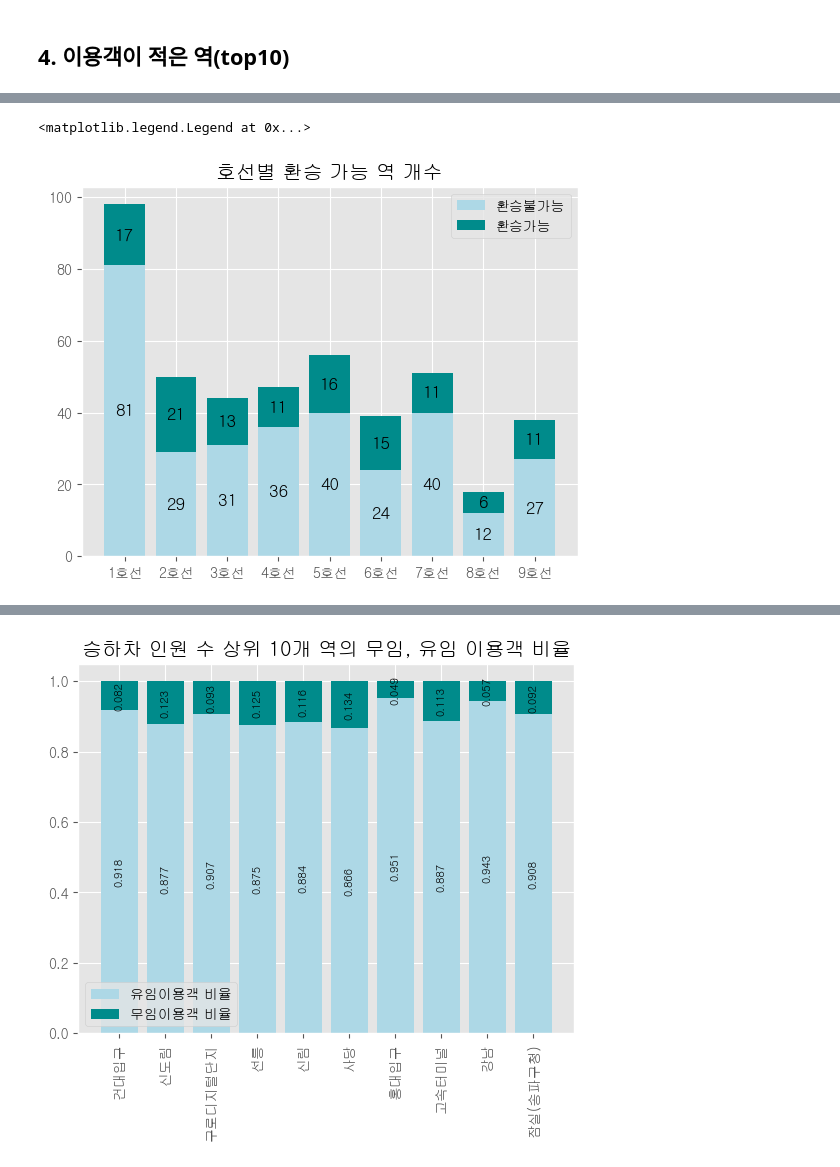
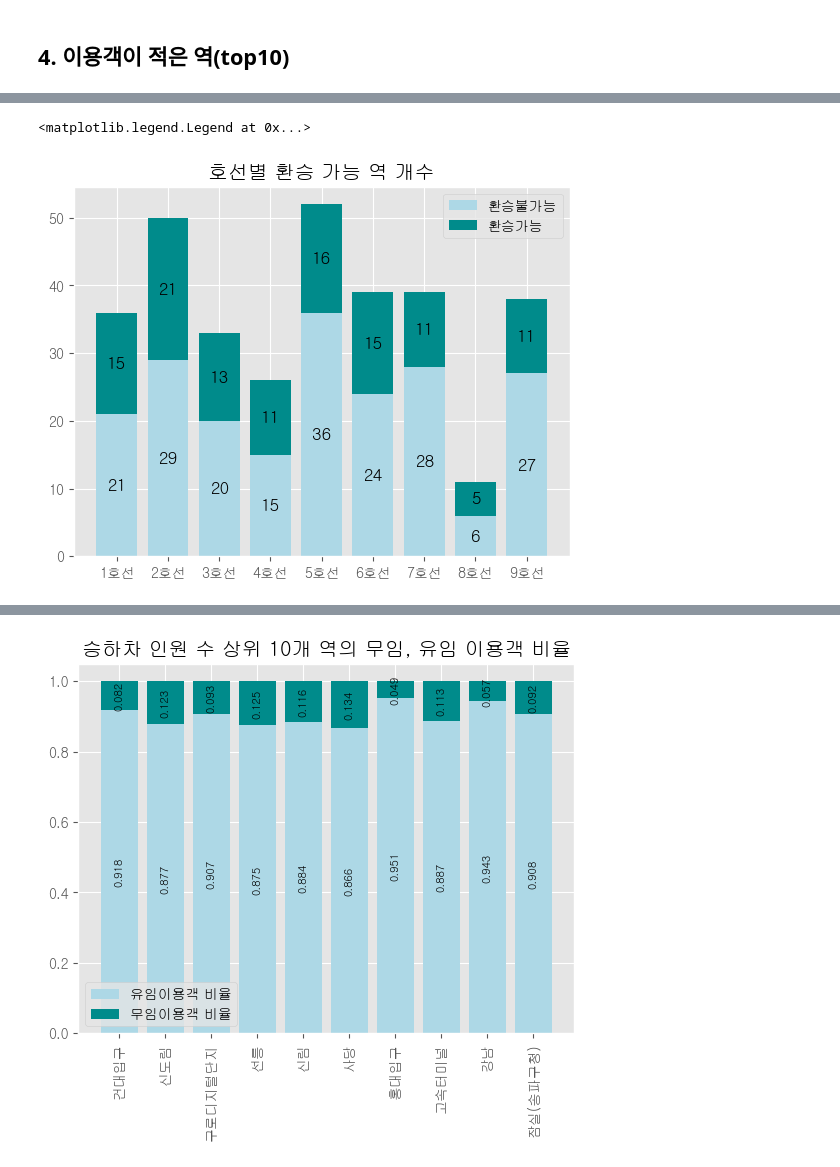
Before and after one commit to HyunJW/Subway_Analystic, a Jupyter notebook: 지하철 이용현황.ipynb, the cells around one changed output, grey strips where cells are left out. Saved outputs shown, nothing was run; the diff lists cells and outputs as text; code cells hidden in the pictures.

```diff
--- a/지하철 이용현황.ipynb
+++ b/지하철 이용현황.ipynb
@@ -1212,0 +1222,4 @@ df_trans.reset_index(inplace=True)
+# %%
+# 서울시에 있는 역들만 추려진 데이터 로드
+df_trans_seoul = pd.read_csv('./seoul_stations.csv')
+df_trans_seoul.drop(columns=['주소', '위도', '경도'], inplace=True)
@@ -1213,14 +1246,16 @@ df_trans.reset_index(inplace=True)
 # %%
 # 환승가능여부 컬럼 추가
-df_trans['환승가능여부'] = ''
+df_trans_seoul['환승가능여부'] = ''
+stations = df_trans_seoul['지하철역'].unique()
 
 for i in stations:
-    index = df_trans[df_trans['지하철역'] == i].index
-    if len(df_trans[df_trans['지하철역'] == i]) > 1:
+    index = df_trans_seoul[df_trans_seoul['지하철역'] == i].index
+    if len(df_trans_seoul[df_trans_seoul['지하철역'] == i]) > 1:
         for j in index:
-            df_trans.iloc[j,-1] = 'Y'
+            df_trans_seoul.iloc[j,-1] = 'Y'
     else:
-        df_trans.iloc[index[0],-1] = 'N'
+        df_trans_seoul.iloc[index[0],-1] = 'N'
 # %%
-# 호선별 환승역의 수
-df_trans_g=df_trans.groupby(['호선명','환승가능여부'])[['지하철역']].count()[:18]
+# 호선별 환승역의 수 확인
+df_lines_trans=df_trans_seoul.groupby(['호선명','환승가능여부'])[['지하철역']].count()[:18]
+df_lines_trans
@@ -1227,15 +1281,16 @@ df_trans_g=df_trans.groupby(['호선명','환승가능여부'])[['지하철역']
 # %%
-df_trans_g=df_trans_g.reset_index()
+df_lines_trans.reset_index(inplace=True)
 # %%
-df_trans_y=df_trans_g[df_trans_g['환승가능여부']=='Y']
-df_trans_n=df_trans_g[df_trans_g['환승가능여부']=='N']
-bar1=plt.bar(df_trans_y['호선명'],df_trans_n['지하철역'], color='lightblue')
-bar2=plt.bar(df_trans_n['호선명'],df_trans_y['지하철역'],bottom=df_trans_n['지하철역'], color='darkcyan')
+# 호선별 환승역/비환승역 개수 시각화
+df_lines_trans_y=df_lines_trans[df_lines_trans['환승가능여부']=='Y']
+df_lines_trans_n=df_lines_trans[df_lines_trans['환승가능여부']=='N']
+bar1=plt.bar(df_lines_trans_y['호선명'],df_lines_trans_n['지하철역'], color='lightblue')
+bar2=plt.bar(df_lines_trans_n['호선명'],df_lines_trans_y['지하철역'],bottom=df_lines_trans_n['지하철역'], color='darkcyan')
 plt.bar_label(bar1,size=12,label_type='center')
 plt.bar_label(bar2,size=12,label_type='center')
 plt.title('호선별 환승 가능 역 개수')
 plt.legend(handles=(bar1,bar2), labels=('환승불가능','환승가능'), loc='upper right')
 # %% [output]
 <matplotlib.legend.Legend at 0x...>
-[figure, old version]
+[figure, new version]
 # %%
```
Also changed, not shown: parts of 33 cells of this notebook, 1 other file.
